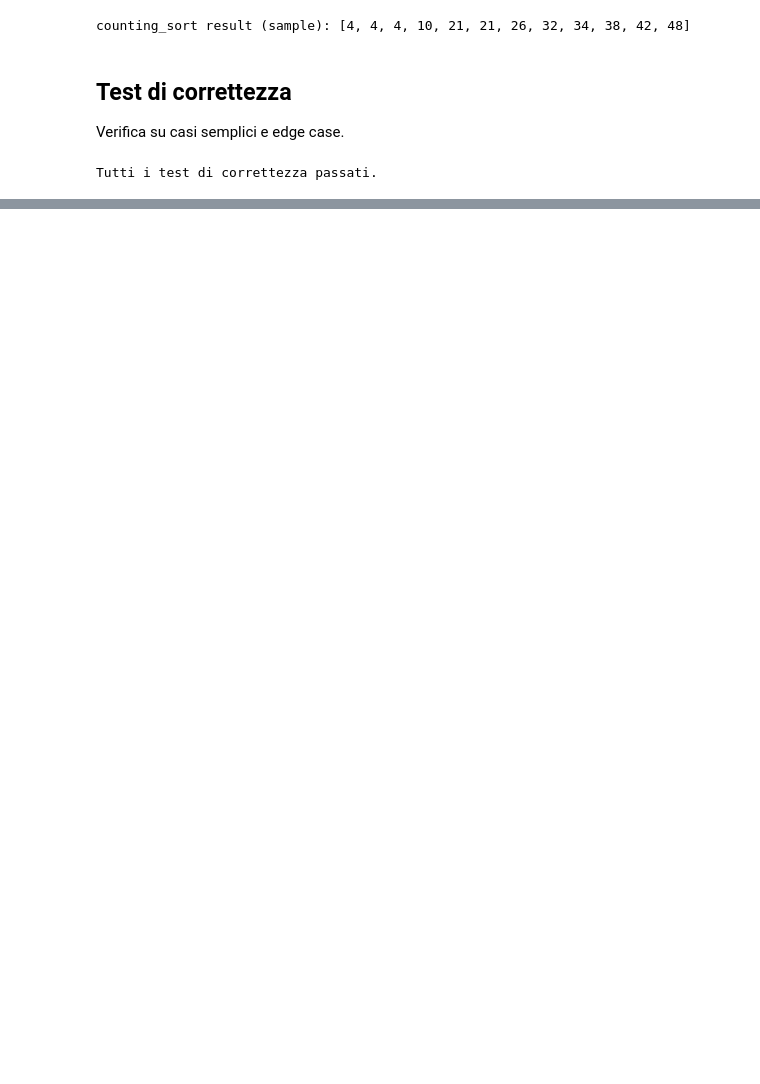
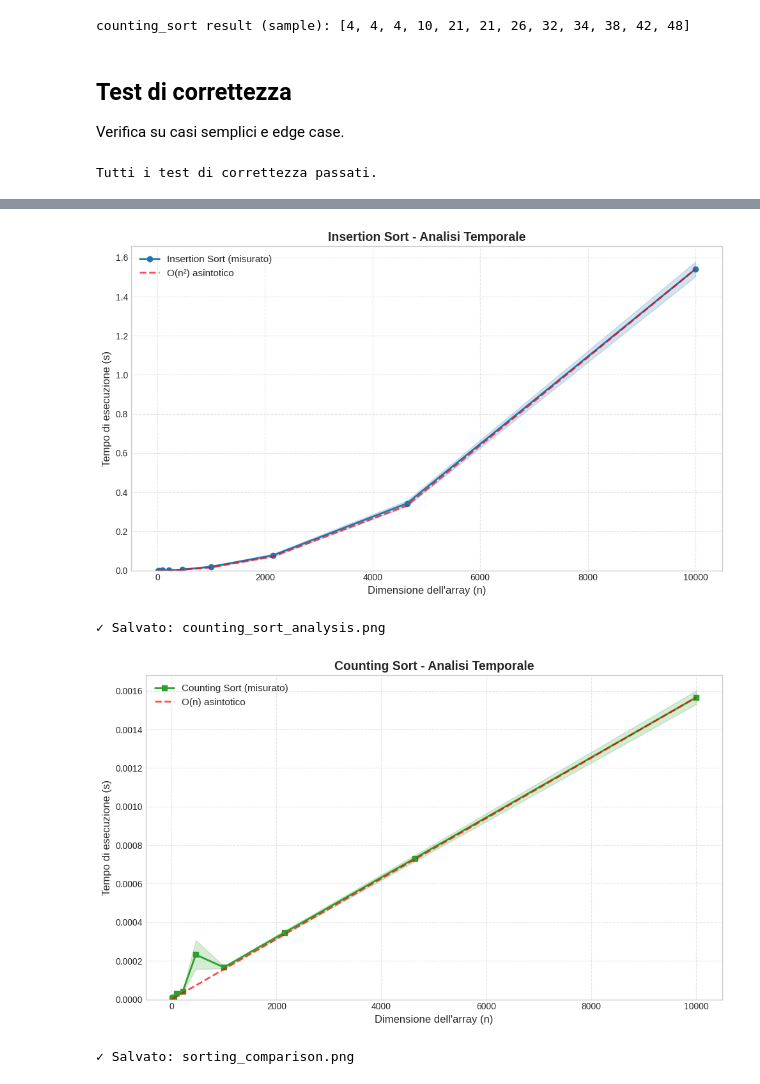
Before and after one commit to leo-05-2/LaboratorioAlgoritmi, a Jupyter notebook: noteBook/Confronto_insertion_counting_fixed_norm.ipynb, the cells around one changed output, grey strips where cells are left out. Drawn from its saved outputs; the diff is of its cells as text; code cells hidden in the pictures; blank space fills up the shorter version.

```diff
--- a/noteBook/Confronto_insertion_counting_fixed_norm.ipynb
+++ b/noteBook/Confronto_insertion_counting_fixed_norm.ipynb
@@ -6,12 +6,13 @@ Notebook pratico che confronta le prestazioni di insertion-sort e counting-sort
 ## Import e impostazioni
 Impostiamo l'ambiente: seed riproducibile e stile per i grafici.
 # %%
+from numpy import sort
 %matplotlib inline
 import time
 import numpy as np
 import matplotlib.pyplot as plt
 RNG = np.random.default_rng(42)
-plt.style.use('seaborn-v0_8-darkgrid')
+plt.style.use('seaborn-v0_8-whitegrid')
 # %% [markdown]
 ## Insertion sort
 Implementazione semplice (opera su una copia). Complessità: O(n^2).
@@ -384,0 +513,73 @@ In conclusione, la scelta tra insertion sort e counting sort dipende criticament
+# %%
+sizes = np.unique(np.round(np.logspace(1, 4, 10)).astype(int))
+
+insertion_sort_mean =[]
+insertion_sort_std =[]
+counting_sort_mean =[]
+counting_sort_std =[]
+for i in sizes:
+    print('i:', i)
+    data1 = data_generator(size=i, k=i)
+    data2 = data_generator(size=i, k=i*2)
+    temp_mean, temp_std = test_time_algorithm(insertion_sort,data1)
+    insertion_sort_mean.append(temp_mean)
+    insertion_sort_std.append(temp_std)
+    temp_mean, temp_std = test_time_algorithm(counting_sort,data1)
+    counting_sort_mean.append(temp_mean)
+    counting_sort_std.append(temp_std)
+
+result= {
+    'selectionSort1': {
+        'mean': insertion_sort_mean,
+        'std': insertion_sort_std
+    },
+    'countingSort1': {
+        'mean': counting_sort_mean,
+        'std': counting_sort_std
+    }
+}
+plot_results_fixed_k_vary_n(sizes= sizes ,times_insertion=result['selectionSort1'], times_counting=result['countingSort1'])
+#clear generale
+insertion_sort_mean =[]
+insertion_sort_std =[]
+counting_sort_mean =[]
+counting_sort_std =[]
+
+#test con k molto grande rispetto a n riusando vecchie strutture
+for size in sizes:
+    print('size:', size)
+    data = data_generator(size=size, k=size*5000)
+    temp_mean, temp_std = test_time_algorithm(insertion_sort,data)
+    insertion_sort_mean.append(temp_mean)
+    insertion_sort_std.append(temp_std)
+    temp_mean, temp_std = test_time_algorithm(counting_sort,data)
+    counting_sort_mean.append(temp_mean)
+    counting_sort_std.append(temp_std)
+result= {
+    'selectionSort1': {
+        'mean': insertion_sort_mean,
+        'std': insertion_sort_std
+    },
+    'countingSort1': {
+        'mean': counting_sort_mean,
+        'std': counting_sort_std
+    }
+}
+
+# caso pessimo e caso migliore
+for size in sizes:
+    print('size:', size)
+    data = data_generator(size=size, k=size)
+    data = sort(data)
+    temp_mean, temp_std = test_time_algorithm(insertion_sort,data)
+    insertion_sort_mean.append(temp_mean)
+    insertion_sort_std.append(temp_std)
+    temp_mean, temp_std = test_time_algorithm(counting_sort,data)
+    counting_sort_mean.append(temp_mean)
+    counting_sort_std.append(temp_std)
+
+
+
+
+# plot_side_by_side(sizes= sizes ,insertion_times=result['selectionSort1'], counting_times=result['countingSort1'])
+# %% [output]
@@ -384,0 +597,4 @@ In conclusione, la scelta tra insertion sort e counting sort dipende criticament
+[figure, added]
+✓ Salvato: counting_sort_analysis.png
+[figure, added]
+✓ Salvato: sorting_comparison.png
```
Also changed, not shown: parts of 15 cells of this notebook.
